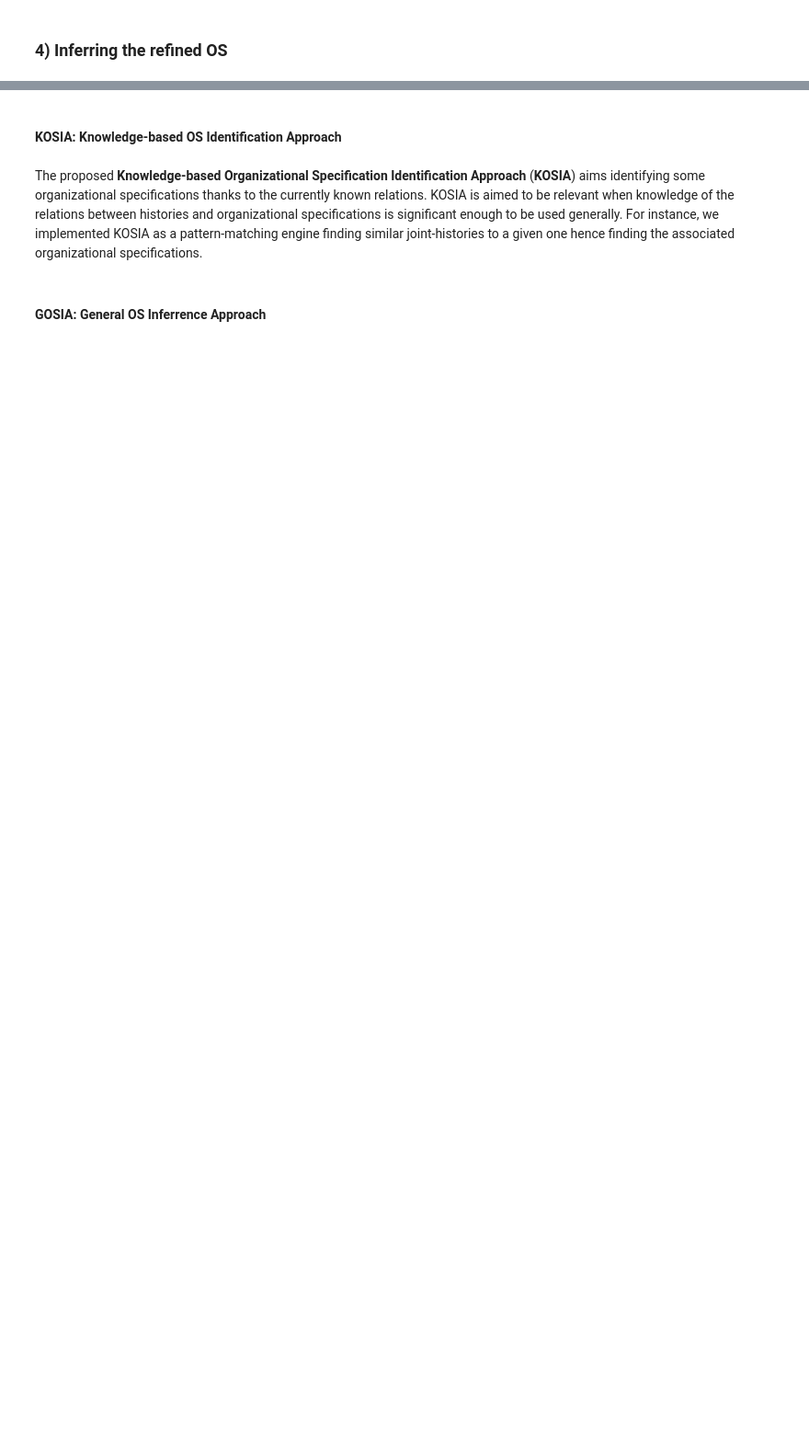
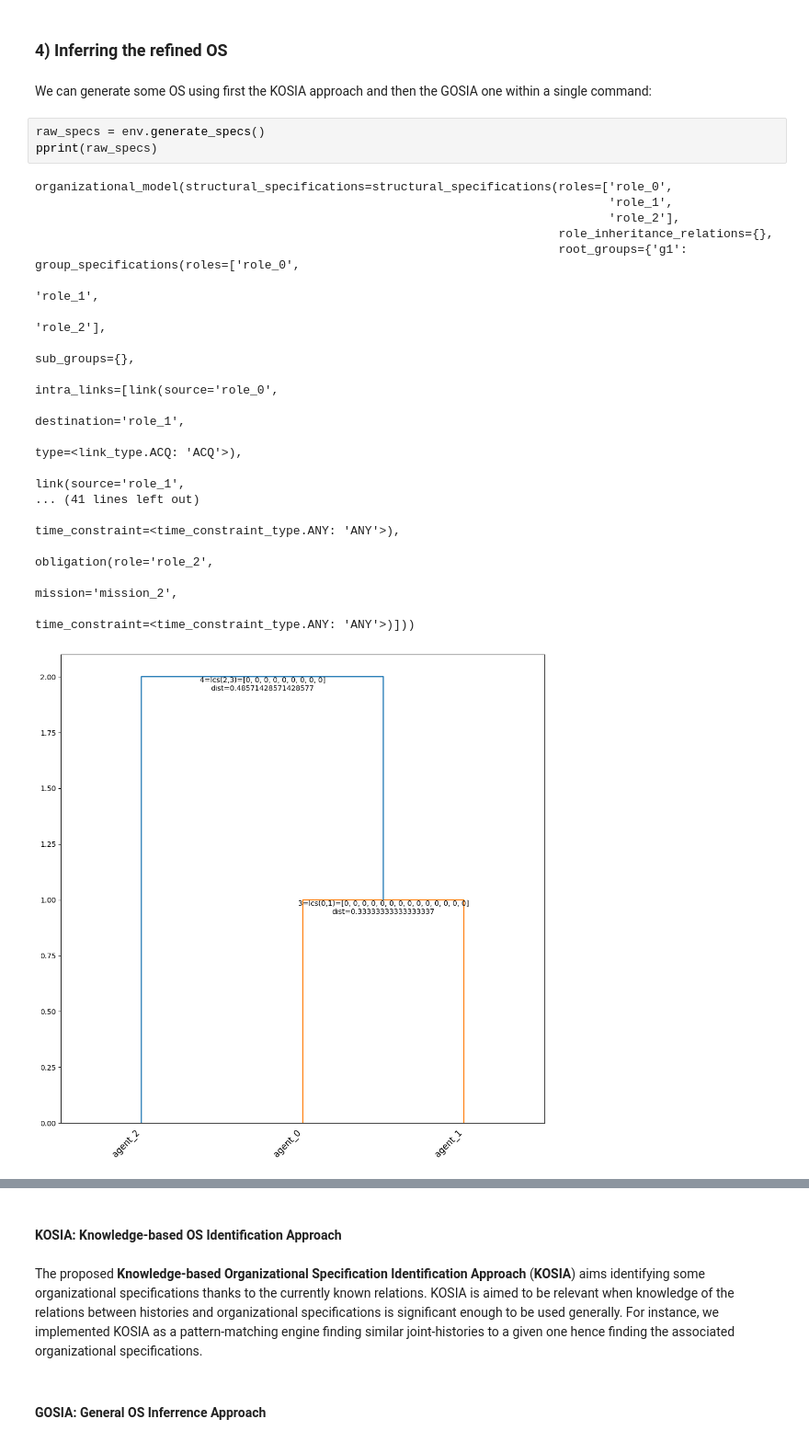
Before and after one commit to julien6/omarl_experiments, a Jupyter notebook: tutorial/pw_tutorial.ipynb, the cells around one changed output, grey strips where cells are left out. Shown at 92% size. Drawn from its saved outputs; the diff is of its cells as text; blank space fills up the shorter version.

```diff
--- a/tutorial/pw_tutorial.ipynb
+++ b/tutorial/pw_tutorial.ipynb
@@ -609,2 +681,26 @@ Two modes are available to integrate these constraints:
 # %% [markdown]
 ### 4) Inferring the refined OS
+# %% [markdown]
+We can generate some OS using first the KOSIA approach and then the GOSIA one within a single command:
+# %%
+raw_specs = env.generate_specs()
+pprint(raw_specs)
+# %% [output]
+organizational_model(structural_specifications=structural_specifications(roles=['role_0',
+                                                                                'role_1',
+                                                                                'role_2'],
+                                                                         role_inheritance_relations={},
+                                                                         root_groups={'g1': group_specifications(roles=['role_0',
+                                                                                                                        'role_1',
+                                                                                                                        'role_2'],
+                                                                                                                 sub_groups={},
+                                                                                                                 intra_links=[link(source='role_0',
+                                                                                                                                   destination='role_1',
+                                                                                                                                   type=<link_type.ACQ: 'ACQ'>),
+                                                                                                                              link(source='role_1',
+... (41 lines left out)
+                                                                                           time_constraint=<time_constraint_type.ANY: 'ANY'>),
+                                                                                obligation(role='role_2',
+                                                                                           mission='mission_2',
+                                                                                           time_constraint=<time_constraint_type.ANY: 'ANY'>)]))
+[figure, added]
```
Also changed, not shown: parts of 29 cells of this notebook, 19 other files.
